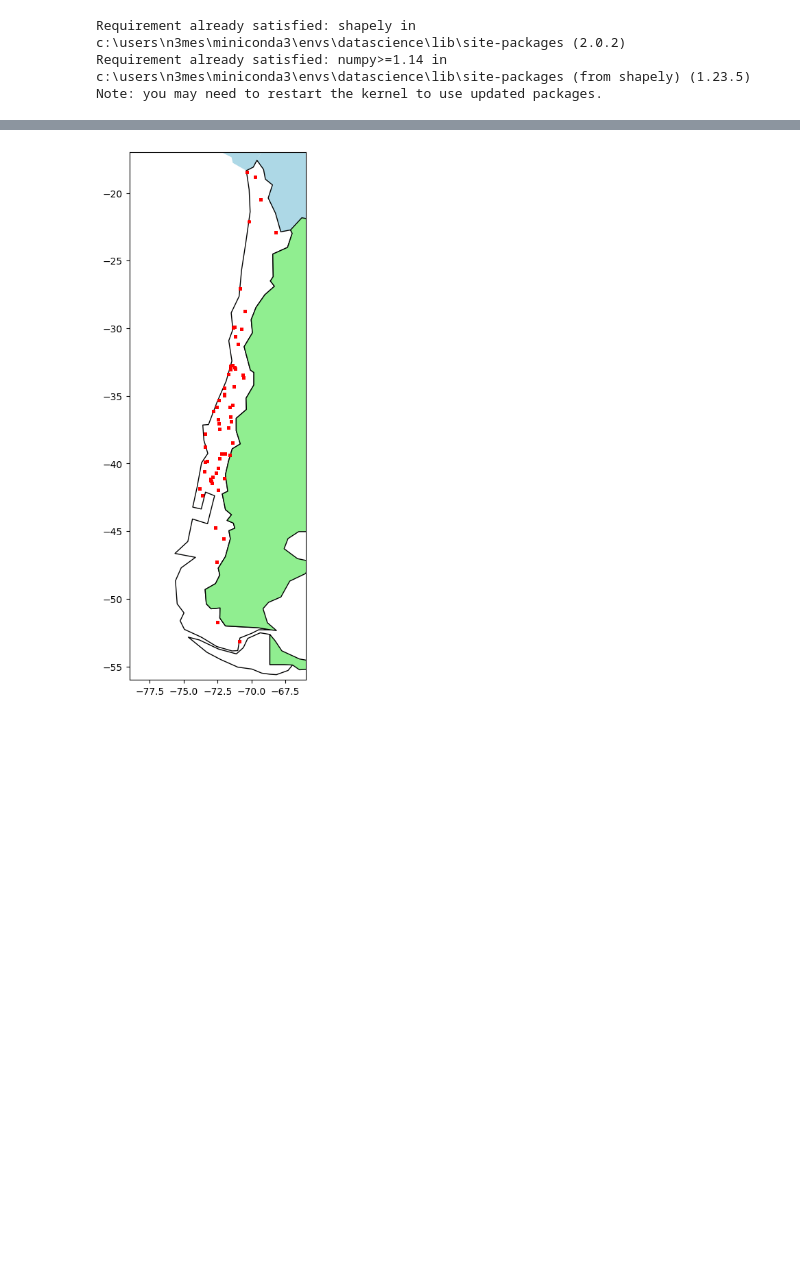
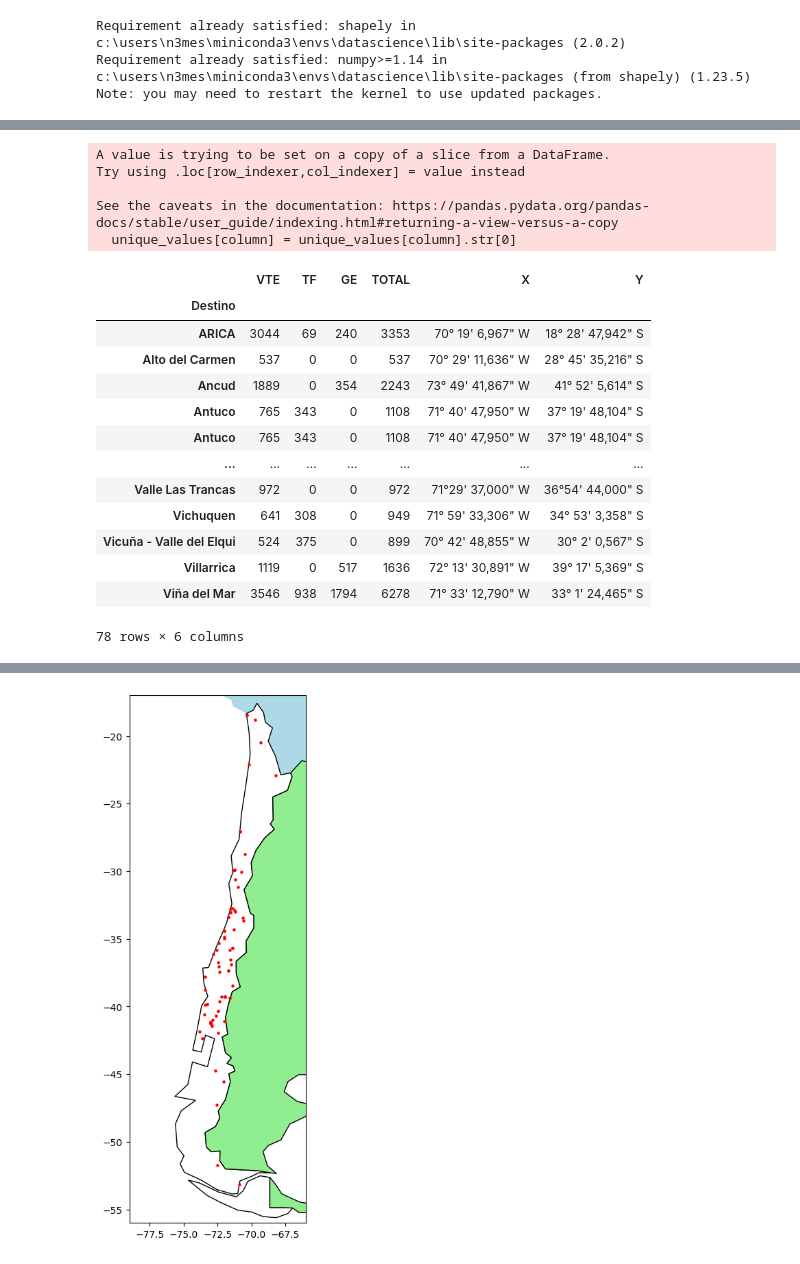
Before and after one commit to ElKroko/Mapas_Fernando, a Jupyter notebook: mapas_fer.ipynb, the cells around one changed output, grey strips where cells are left out. Saved outputs shown, nothing was run; the diff lists cells and outputs as text; code cells hidden in the pictures; blank space fills up the shorter version.

```diff
--- a/mapas_fer.ipynb
+++ b/mapas_fer.ipynb
@@ -7 +17,43 @@ Note: you may need to restart the kernel to use updated packages.
+# %%
+import pandas as pd
+
+# Ruta al archivo CSV
+file_path = './Informe Noches Cama 2022final.csv'
+
+# Cargamos el archivo CSV
+df = pd.read_csv(file_path, encoding='ISO-8859-1', delimiter=';', header=2)
+
+# Agrupamos por 'Destino' y obtenemos los valores únicos de las columnas específicas
+unique_values_df = df.groupby('Destino').agg(lambda x: x.unique().tolist())
+
+# Mostramos los resultados
+unique_values = unique_values_df[['VTE', 'TF', 'GE', 'TOTAL', 'X', 'Y']]
+
+# For every column in the dataframe, delete the "[]" delimiters of each cell
+for column in unique_values:
+    unique_values[column] = unique_values[column].str[0]
+
+unique_values.to_csv('turismo_social.csv', index=False)
+
+display(unique_values)
+# %% [output]
+A value is trying to be set on a copy of a slice from a DataFrame.
+Try using .loc[row_indexer,col_indexer] = value instead
+
+See the caveats in the documentation: https://pandas.pydata.org/pandas-docs/stable/user_guide/indexing.html#returning-a-view-versus-a-copy
+  unique_values[column] = unique_values[column].str[0]
+|  | VTE | TF | GE | TOTAL | X | Y |
+| Destino |  |  |  |  |  |  |
+| ARICA | 3044 | 69 | 240 | 3353 | 70° 19' 6,967" W | 18° 28' 47,942" S |
+| Alto del Carmen | 537 | 0 | 0 | 537 | 70° 29' 11,636" W | 28° 45' 35,216" S |
+| Ancud | 1889 | 0 | 354 | 2243 | 73° 49' 41,867" W | 41° 52' 5,614" S |
+| Antuco | 765 | 343 | 0 | 1108 | 71° 40' 47,950" W | 37° 19' 48,104" S |
+| Antuco | 765 | 343 | 0 | 1108 | 71° 40' 47,950" W | 37° 19' 48,104" S |
+| ... | ... | ... | ... | ... | ... | ... |
+| Valle Las Trancas | 972 | 0 | 0 | 972 | 71°29' 37,000" W | 36°54' 44,000" S |
+| Vichuquen | 641 | 308 | 0 | 949 | 71° 59' 33,306" W | 34° 53' 3,358" S |
+| Vicuña - Valle del Elqui | 524 | 375 | 0 | 899 | 70° 42' 48,855" W | 30° 2' 0,567" S |
+| Villarrica | 1119 | 0 | 517 | 1636 | 72° 13' 30,891" W | 39° 17' 5,369" S |
+| Viña del Mar | 3546 | 938 | 1794 | 6278 | 71° 33' 12,790" W | 33° 1' 24,465" S |
+78 rows × 6 columns
 # %%
```
Also changed, not shown: parts of 5 cells of this notebook, 2 other files.
